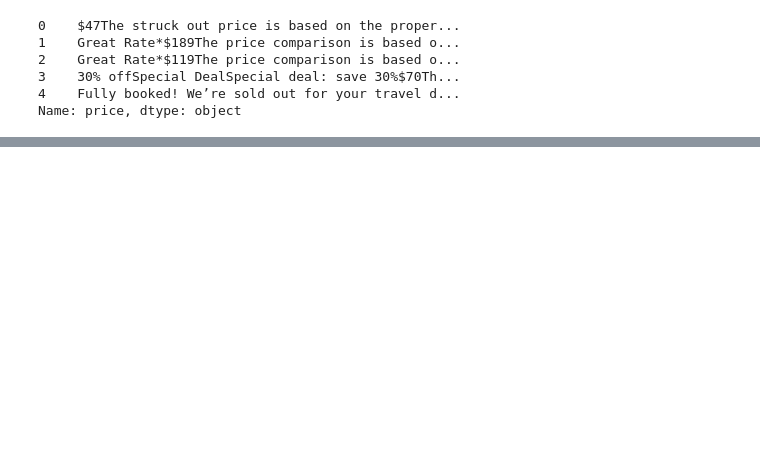
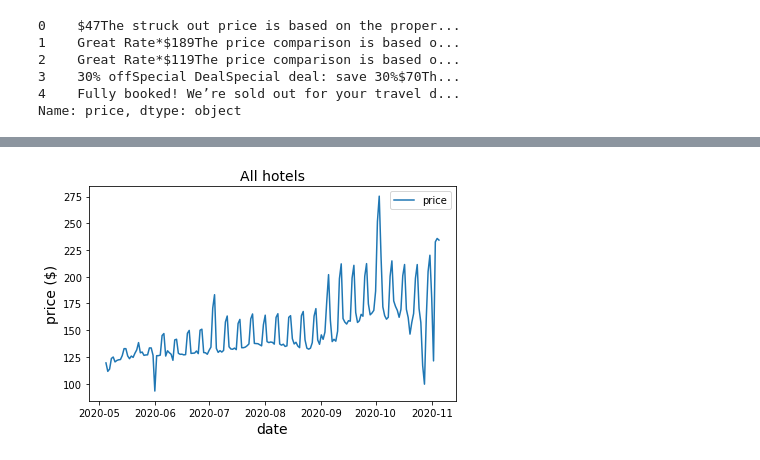
Before and after one commit to jcalven/hotel-price-prediction, a Jupyter notebook: exploration.ipynb, the cells around one changed output, grey strips where cells are left out. Drawn from its saved outputs; the diff is of its cells as text; code cells hidden in the pictures; blank space fills up the shorter version.

```diff
--- a/exploration.ipynb
+++ b/exploration.ipynb
@@ -151,0 +247,15 @@ ax
+# %%
+plot_data = {}
+
+date_groups = df.groupby("checkin").mean().reset_index()
+x = date_groups["checkin"]
+y = date_groups["price"]
+plot_data[0] = {"x": x, "y": y,
+                "plot_options": {"label": "price"},
+                "ax_options": {"legend": True, "ylabel": "price ($)", "xlabel": "date", "title": "All hotels",
+                               "label_size": 14}
+               }
+gp = GridPlot(plot_data, (1,))
+gp.plot(figsize=(6, 4))
+# %% [output]
+[figure, added]
```
Also changed, not shown: parts of 26 cells of this notebook.
